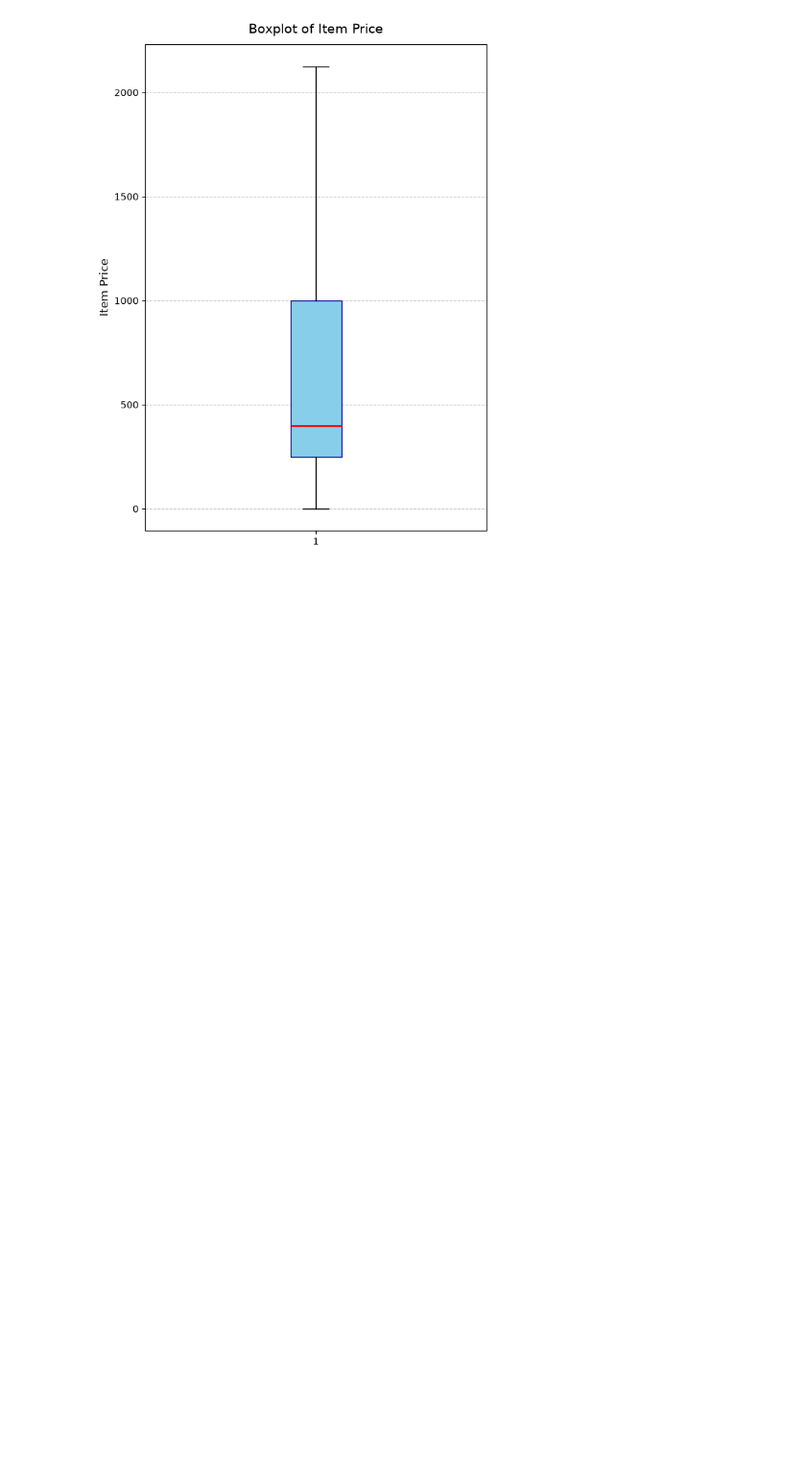
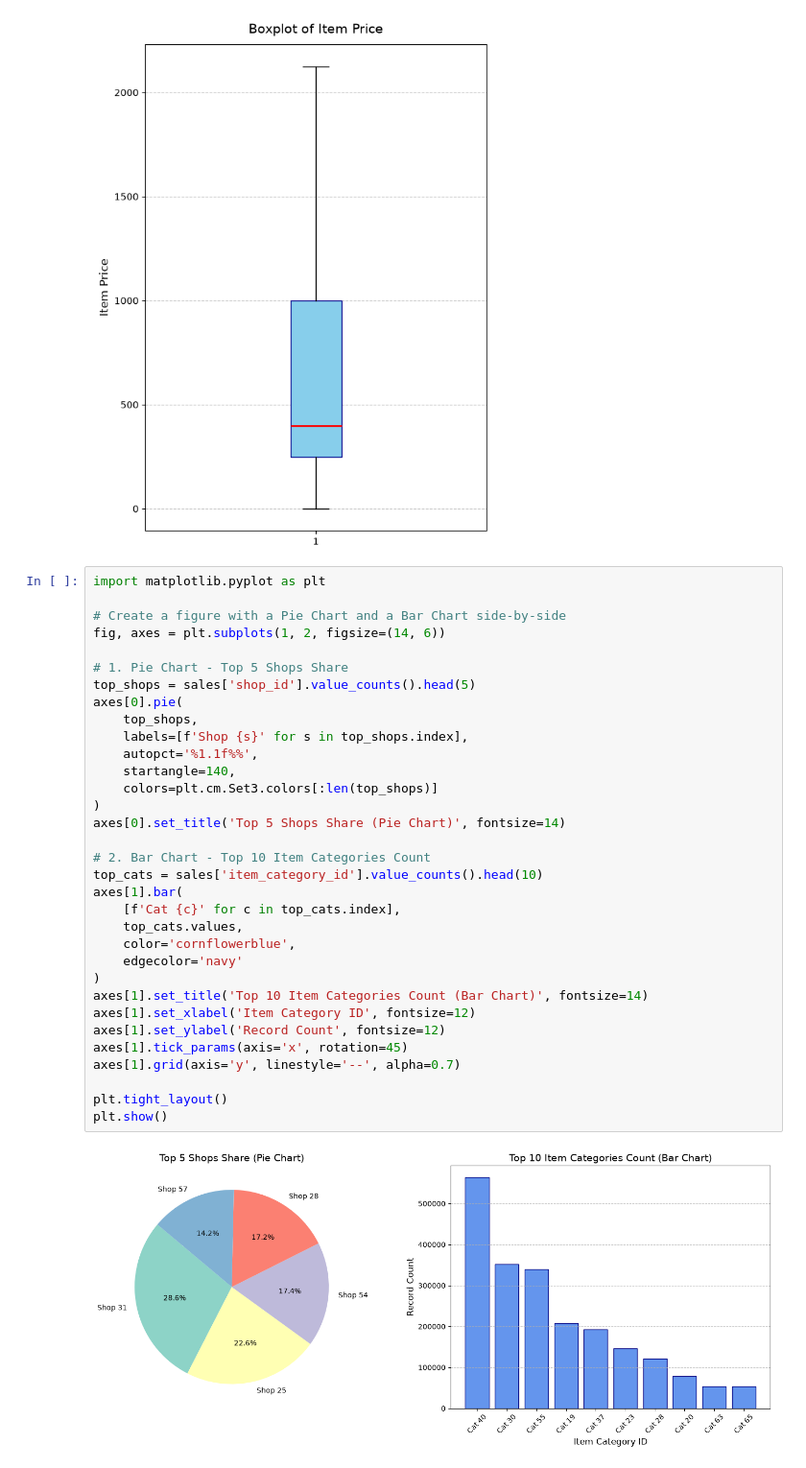
Before and after one commit to Dan23ws12/Kaggle-Predict-Future-Sales, a Jupyter notebook: src/exploratory_data_analysis.ipynb, the cells around one changed output. Shown at 96% size. Saved outputs shown, nothing was run; the diff lists cells and outputs as text; blank space fills up the shorter version.

Commit message:
added bar chart and pie chart of shop_id

```diff
--- a/src/exploratory_data_analysis.ipynb
+++ b/src/exploratory_data_analysis.ipynb
@@ -166,3 +166,38 @@ plt.tight_layout()
 plt.show()
 # %% [output]
 [figure]
+# %%
+import matplotlib.pyplot as plt
+
+# Create a figure with a Pie Chart and a Bar Chart side-by-side
+fig, axes = plt.subplots(1, 2, figsize=(14, 6))
+
+# 1. Pie Chart - Top 5 Shops Share
+top_shops = sales['shop_id'].value_counts().head(5)
+axes[0].pie(
+    top_shops,
+    labels=[f'Shop {s}' for s in top_shops.index],
+    autopct='%1.1f%%',
+    startangle=140,
+    colors=plt.cm.Set3.colors[:len(top_shops)]
+)
+axes[0].set_title('Top 5 Shops Share (Pie Chart)', fontsize=14)
+
+# 2. Bar Chart - Top 10 Item Categories Count
+top_cats = sales['item_category_id'].value_counts().head(10)
+axes[1].bar(
+    [f'Cat {c}' for c in top_cats.index],
+    top_cats.values,
+    color='cornflowerblue',
+    edgecolor='navy'
+)
+axes[1].set_title('Top 10 Item Categories Count (Bar Chart)', fontsize=14)
+axes[1].set_xlabel('Item Category ID', fontsize=12)
+axes[1].set_ylabel('Record Count', fontsize=12)
+axes[1].tick_params(axis='x', rotation=45)
+axes[1].grid(axis='y', linestyle='--', alpha=0.7)
+
+plt.tight_layout()
+plt.show()
+# %% [output]
+[figure, added]
```
